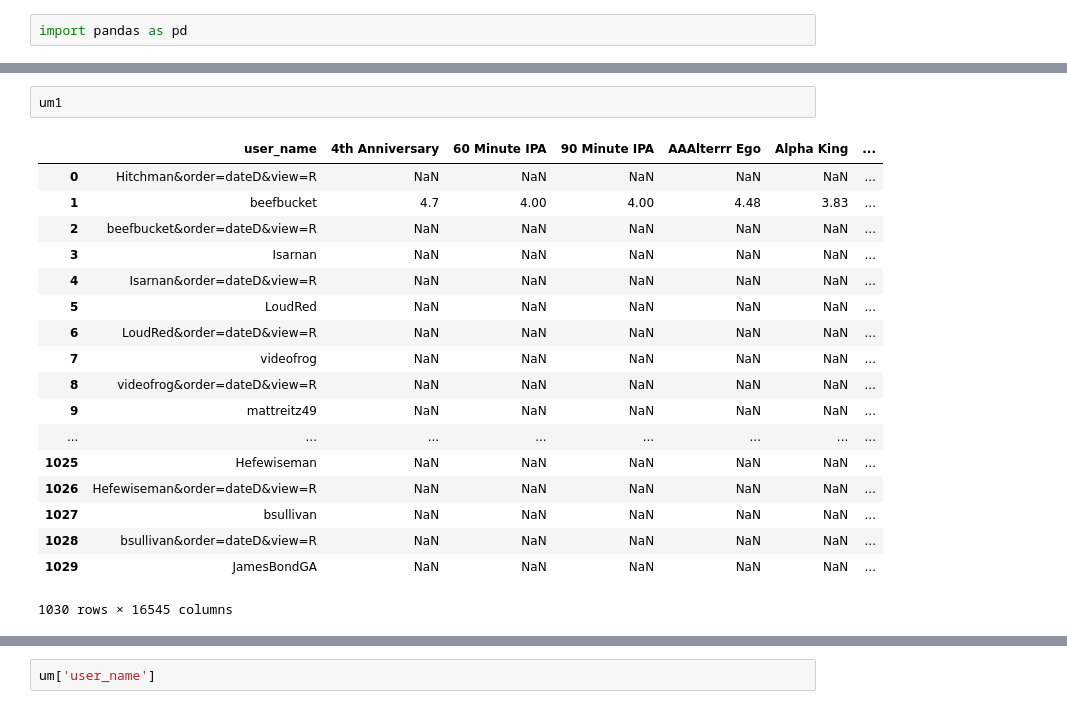
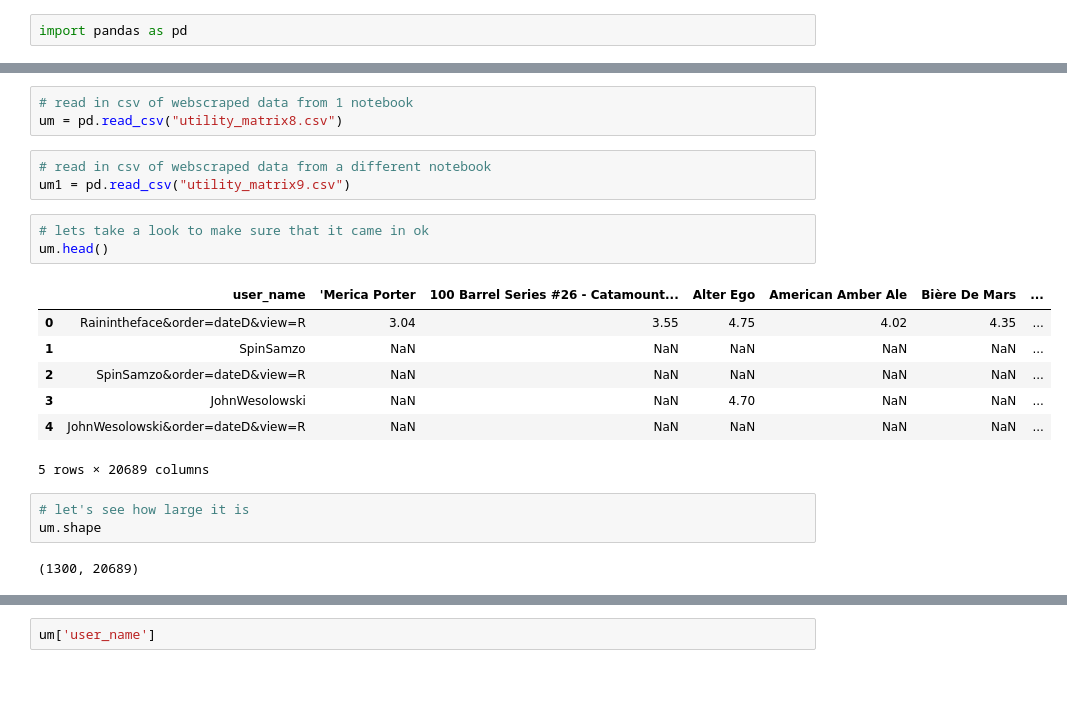
Before and after one commit to loisr/Beer-Recommendations, a Jupyter notebook: Data Cleaning.ipynb, the cells around one changed output, grey strips where cells are left out. Saved outputs shown, nothing was run; the diff lists cells and outputs as text; blank space fills up the shorter version.

```diff
--- a/Data Cleaning.ipynb
+++ b/Data Cleaning.ipynb
@@ -28,21 +3,22 @@ um
-# %%
-um1
-# %% [output]
-|  | user_name | 4th Anniversary | 60 Minute IPA | 90 Minute IPA | AAAlterrr Ego | Alpha King | ... |
-| 0 | Hitchman&order=dateD&view=R | NaN | NaN | NaN | NaN | NaN | ... |
-| 1 | beefbucket | 4.7 | 4.00 | 4.00 | 4.48 | 3.83 | ... |
-| 2 | beefbucket&order=dateD&view=R | NaN | NaN | NaN | NaN | NaN | ... |
-| 3 | Isarnan | NaN | NaN | NaN | NaN | NaN | ... |
-| 4 | Isarnan&order=dateD&view=R | NaN | NaN | NaN | NaN | NaN | ... |
-| 5 | LoudRed | NaN | NaN | NaN | NaN | NaN | ... |
-| 6 | LoudRed&order=dateD&view=R | NaN | NaN | NaN | NaN | NaN | ... |
-| 7 | videofrog | NaN | NaN | NaN | NaN | NaN | ... |
-| 8 | videofrog&order=dateD&view=R | NaN | NaN | NaN | NaN | NaN | ... |
-| 9 | mattreitz49 | NaN | NaN | NaN | NaN | NaN | ... |
-| ... | ... | ... | ... | ... | ... | ... | ... |
-| 1025 | Hefewiseman | NaN | NaN | NaN | NaN | NaN | ... |
-| 1026 | Hefewiseman&order=dateD&view=R | NaN | NaN | NaN | NaN | NaN | ... |
-| 1027 | bsullivan | NaN | NaN | NaN | NaN | NaN | ... |
-| 1028 | bsullivan&order=dateD&view=R | NaN | NaN | NaN | NaN | NaN | ... |
-| 1029 | JamesBondGA | NaN | NaN | NaN | NaN | NaN | ... |
-1030 rows × 16545 columns
+# %%
+# read in csv of webscraped data from 1 notebook
+um = pd.read_csv("utility_matrix8.csv")
+# %%
+# read in csv of webscraped data from a different notebook
+um1 = pd.read_csv("utility_matrix9.csv")
+# %%
+# lets take a look to make sure that it came in ok
+um.head()
+# %% [output]
+|  | user_name | 'Merica Porter | 100 Barrel Series #26 - Catamount... | Alter Ego | American Amber Ale | Bière De Mars | ... |
+| 0 | Rainintheface&order=dateD&view=R | 3.04 | 3.55 | 4.75 | 4.02 | 4.35 | ... |
+| 1 | SpinSamzo | NaN | NaN | NaN | NaN | NaN | ... |
+| 2 | SpinSamzo&order=dateD&view=R | NaN | NaN | NaN | NaN | NaN | ... |
+| 3 | JohnWesolowski | NaN | NaN | 4.70 | NaN | NaN | ... |
+| 4 | JohnWesolowski&order=dateD&view=R | NaN | NaN | NaN | NaN | NaN | ... |
+5 rows × 20689 columns
+# %%
+# let's see how large it is
+um.shape
+# %% [output]
+(1300, 20689)
```
Also changed, not shown: parts of 46 cells of this notebook.
